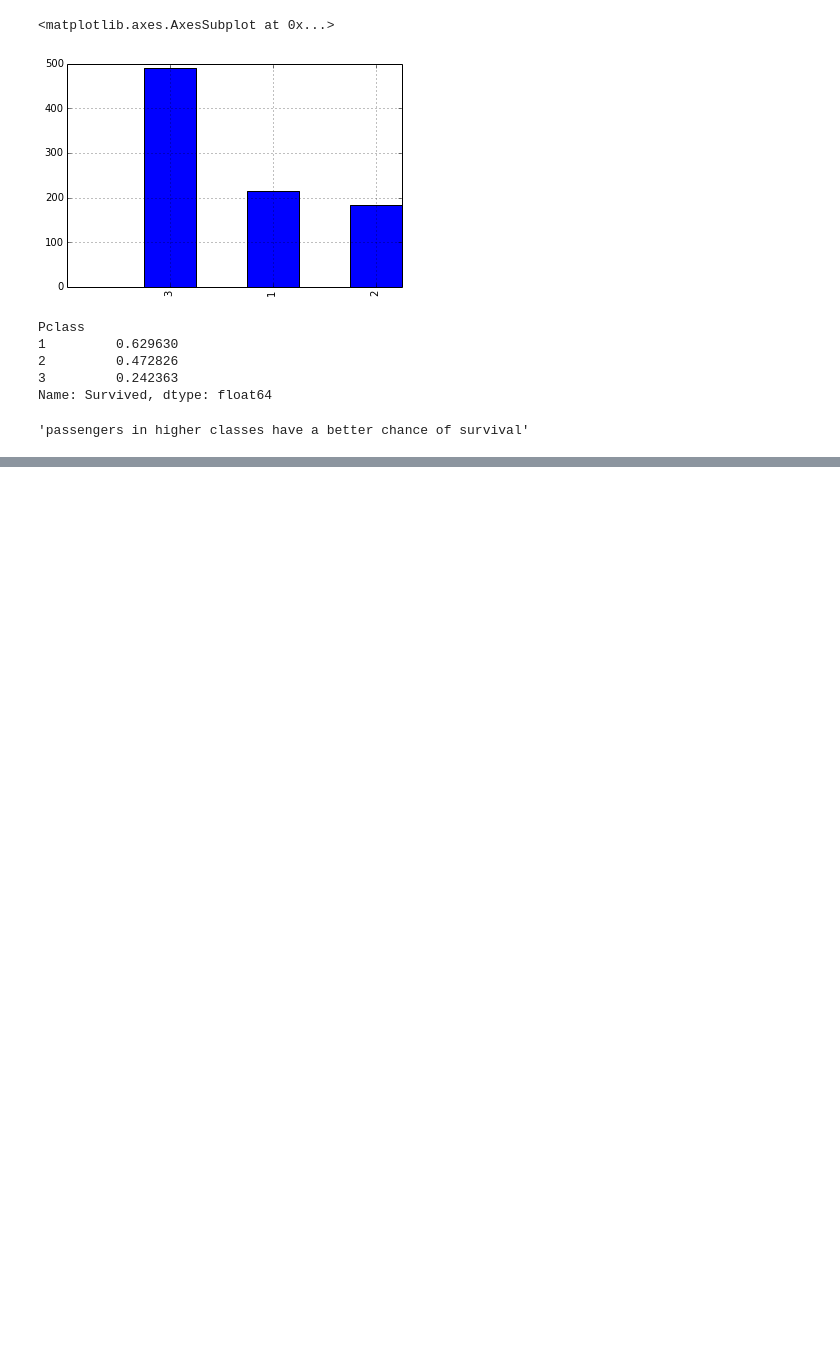
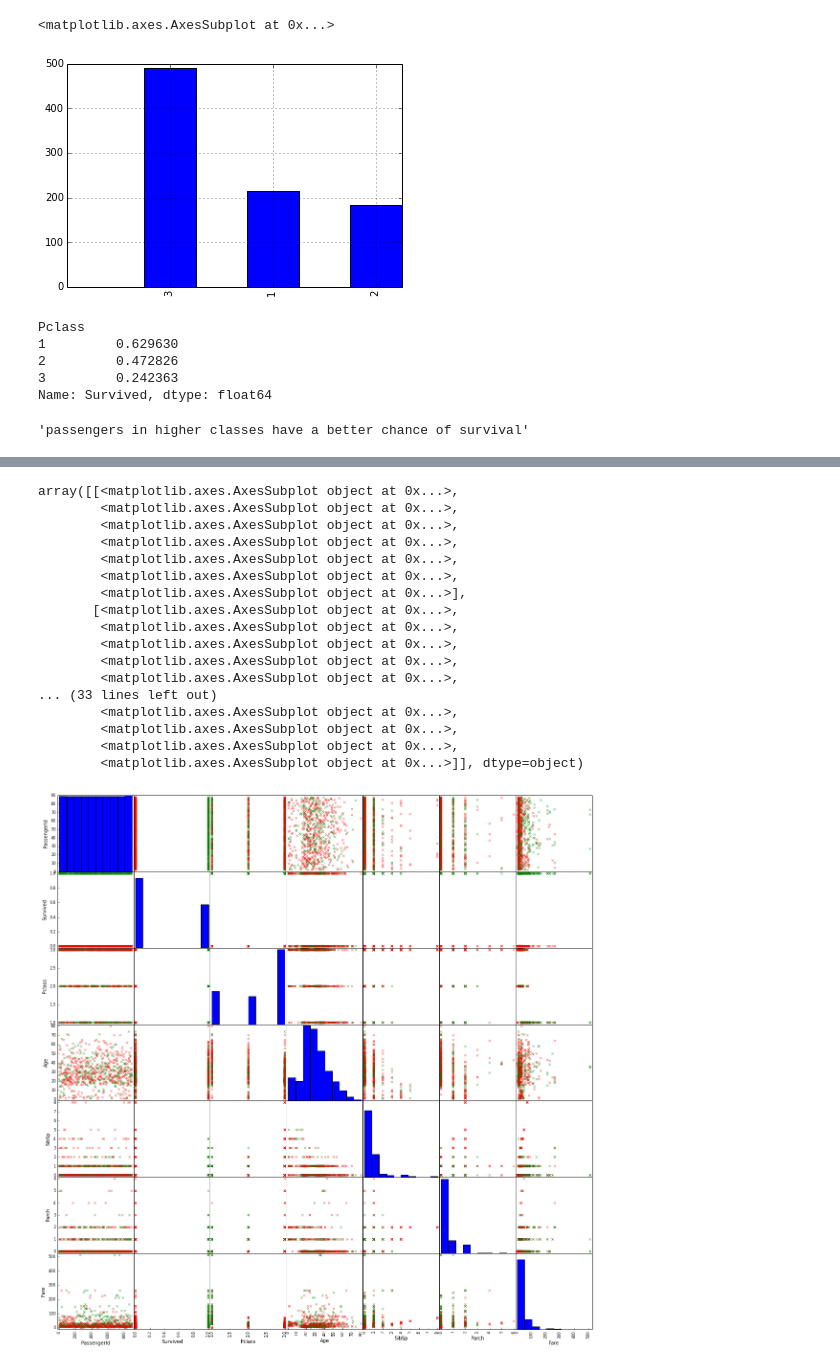
Before and after one commit to awertman/DAT_SF_14, a Jupyter notebook: homework/hw1/HW1 - Titanic (AW).ipynb, the cells around one changed output, grey strips where cells are left out. Saved outputs shown, nothing was run; the diff lists cells and outputs as text; code cells hidden in the pictures; blank space fills up the shorter version.

```diff
--- a/homework/hw1/HW1 - Titanic (AW).ipynb
+++ b/homework/hw1/HW1 - Titanic (AW).ipynb
@@ -125,0 +128,23 @@ The remaining features we should investigate using to see what correlations exis
+# %%
+from pandas.tools.plotting import scatter_matrix
+colors=['red','green']
+scatter_matrix(df1,figsize=[20,20],marker='x',c=df1.Survived.apply(lambda x:colors[x]))
+# %% [output]
+array([[<matplotlib.axes.AxesSubplot object at 0x...>,
+        <matplotlib.axes.AxesSubplot object at 0x...>,
+        <matplotlib.axes.AxesSubplot object at 0x...>,
+        <matplotlib.axes.AxesSubplot object at 0x...>,
+        <matplotlib.axes.AxesSubplot object at 0x...>,
+        <matplotlib.axes.AxesSubplot object at 0x...>,
+        <matplotlib.axes.AxesSubplot object at 0x...>],
+       [<matplotlib.axes.AxesSubplot object at 0x...>,
+        <matplotlib.axes.AxesSubplot object at 0x...>,
+        <matplotlib.axes.AxesSubplot object at 0x...>,
+        <matplotlib.axes.AxesSubplot object at 0x...>,
+        <matplotlib.axes.AxesSubplot object at 0x...>,
+... (33 lines left out)
+        <matplotlib.axes.AxesSubplot object at 0x...>,
+        <matplotlib.axes.AxesSubplot object at 0x...>,
+        <matplotlib.axes.AxesSubplot object at 0x...>,
+        <matplotlib.axes.AxesSubplot object at 0x...>]], dtype=object)
+[figure, added]
```
Also changed, not shown: parts of 1 cell of this notebook, 1 other file.
